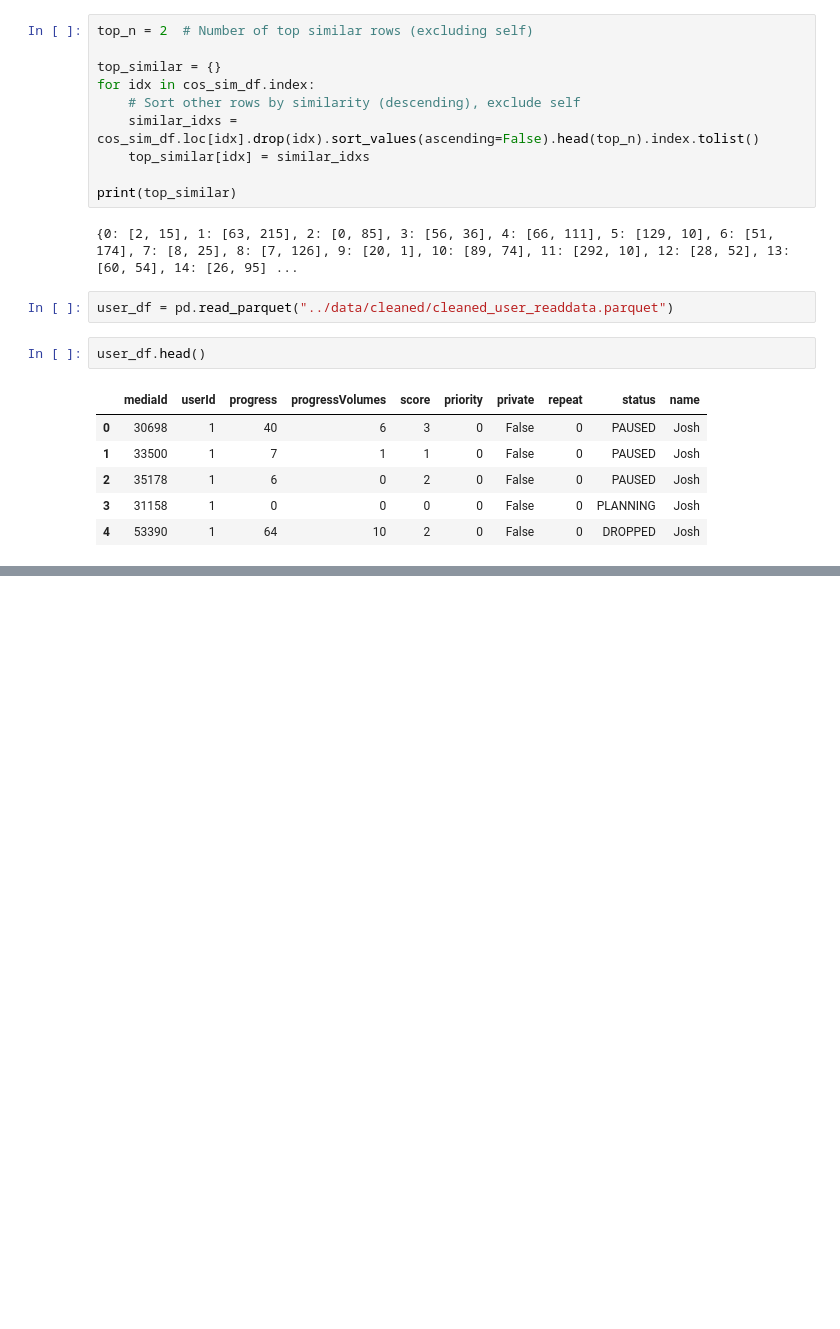
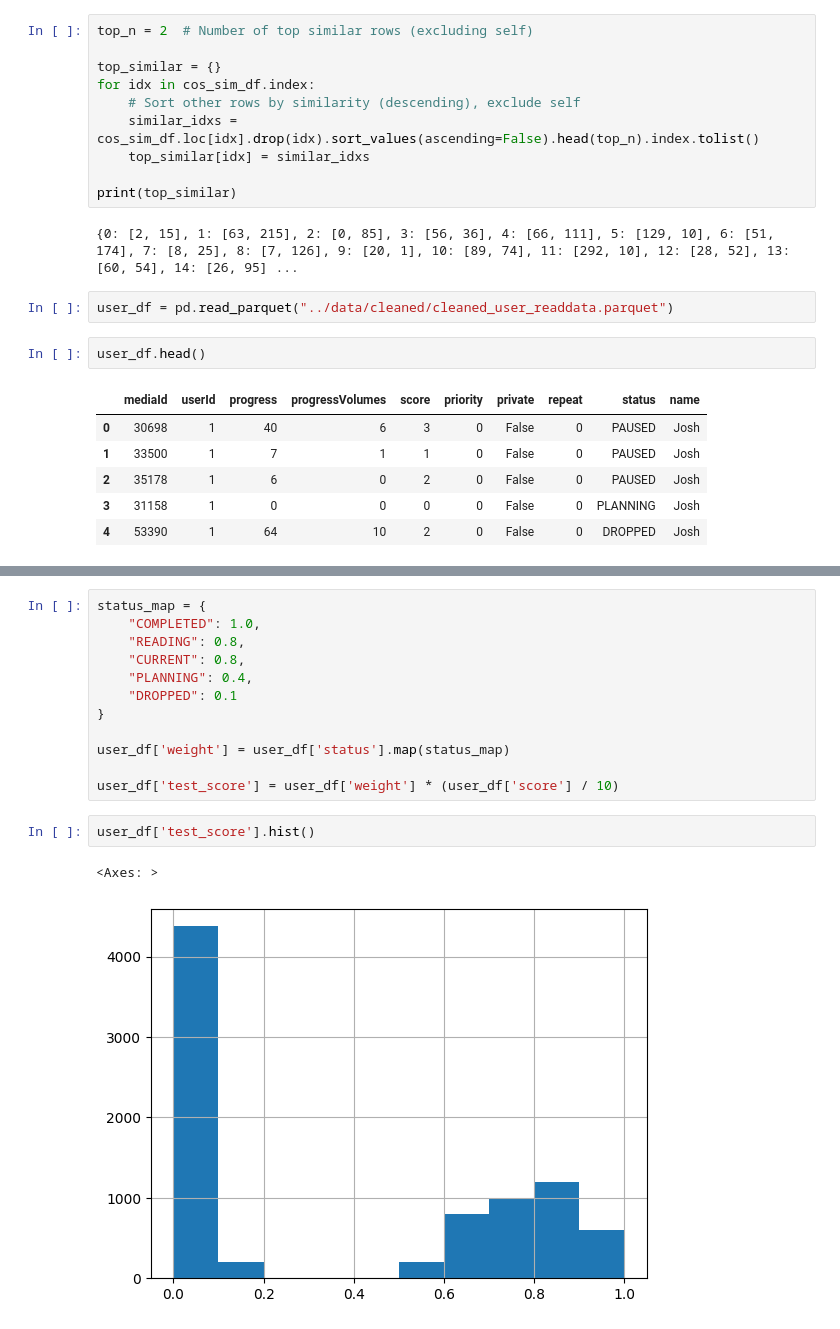
Before and after one commit to mannkenn/manga-recs, a Jupyter notebook: notebooks/feature_engineering.ipynb, the cells around one changed output, grey strips where cells are left out. Cells and saved outputs as stored; diff of their text form; blank space fills up the shorter version.

Commit message:
created user interaction features

```diff
--- a/notebooks/feature_engineering.ipynb
+++ b/notebooks/feature_engineering.ipynb
@@ -160,0 +161,17 @@ Name: count, dtype: int64
+# %%
+status_map = {
+    "COMPLETED": 1.0,
+    "READING": 0.8,
+    "CURRENT": 0.8,
+    "PLANNING": 0.4,
+    "DROPPED": 0.1
+}
+
+user_df['weight'] = user_df['status'].map(status_map)
+
+user_df['test_score'] = user_df['weight'] * (user_df['score'] / 10)
+# %%
+user_df['test_score'].hist()
+# %% [output]
+<Axes: >
+[figure, added]
```
Also changed, not shown: parts of 13 cells of this notebook, 1 other file.
